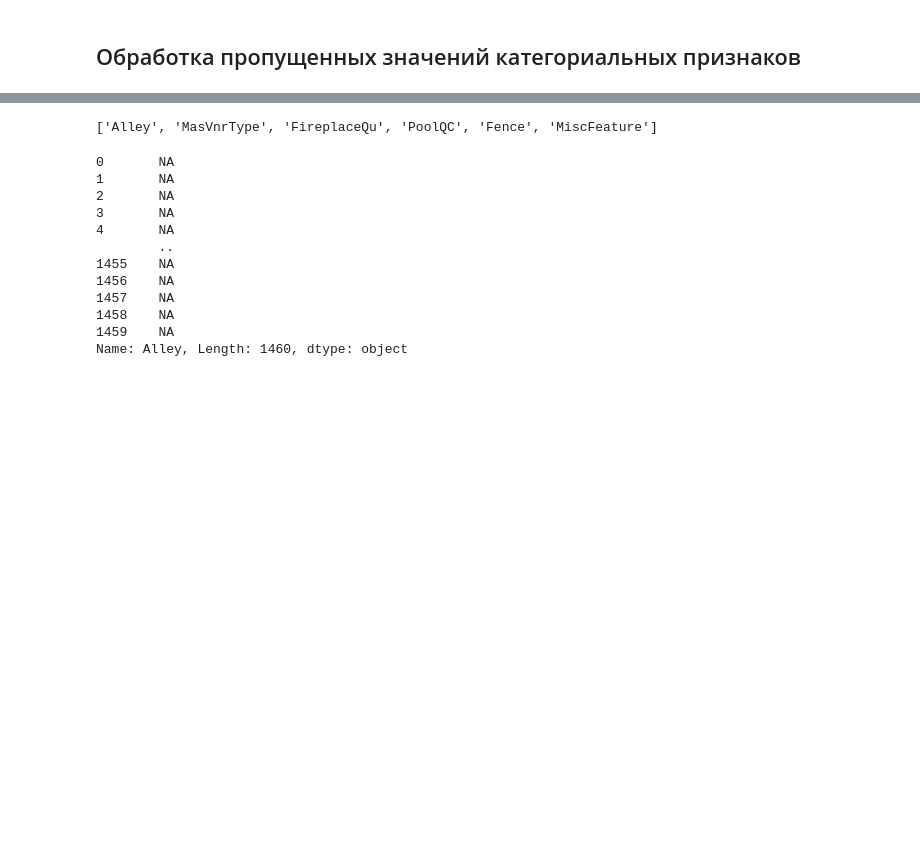
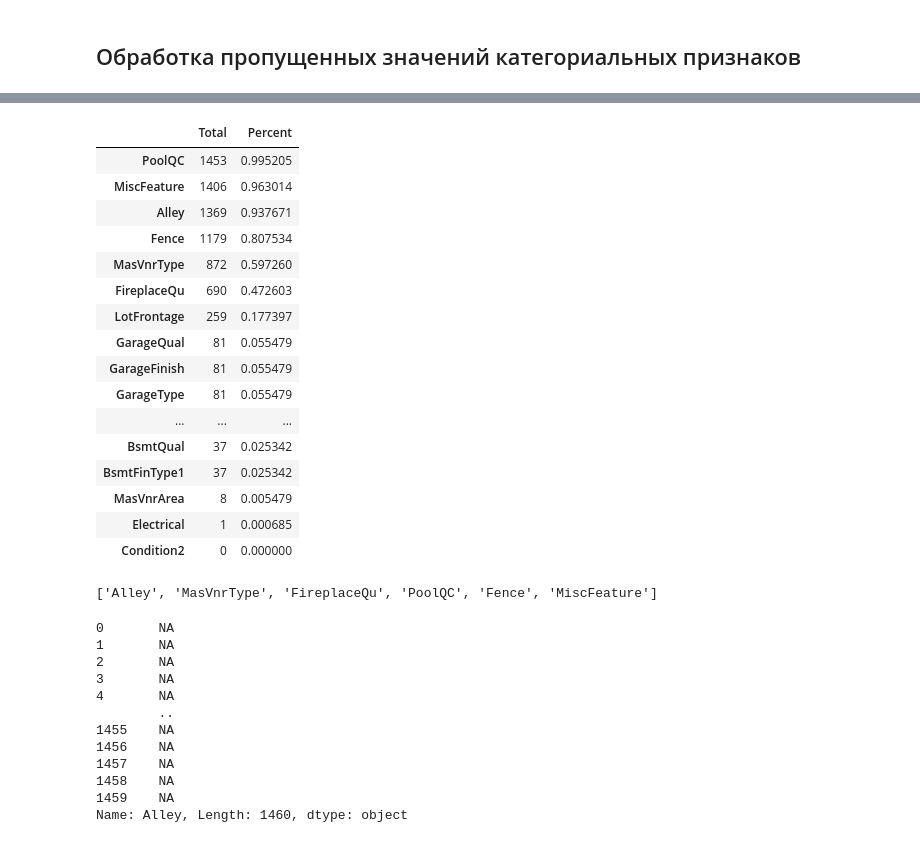
Before and after one commit to Qugerd/House-Prices, a Jupyter notebook: main.ipynb, the cells around one changed output, grey strips where cells are left out. Cells and saved outputs as stored; diff of their text form; code cells hidden in the pictures; blank space fills up the shorter version.

```diff
--- a/main.ipynb
+++ b/main.ipynb
@@ -53,3 +51,28 @@ dtype: int64
+# %%
+total_missing = df_train.isnull().sum().sort_values(ascending=False)
+percent_missing = (df_train.isnull().sum() / df_train.isnull().count()).sort_values(ascending=False)
+missing_data = pd.concat([total_missing, percent_missing], axis=1, keys=['Total', 'Percent'])
+missing_data.head(20)
+# missing_columns_info = missing_columns_info[missing_columns_info > 0]
+# missing_columns_info
+# %% [output]
+|  | Total | Percent |
+| PoolQC | 1453 | 0.995205 |
+| MiscFeature | 1406 | 0.963014 |
+| Alley | 1369 | 0.937671 |
+| Fence | 1179 | 0.807534 |
+| MasVnrType | 872 | 0.597260 |
+| FireplaceQu | 690 | 0.472603 |
+| LotFrontage | 259 | 0.177397 |
+| GarageQual | 81 | 0.055479 |
+| GarageFinish | 81 | 0.055479 |
+| GarageType | 81 | 0.055479 |
+| ... | ... | ... |
+| BsmtQual | 37 | 0.025342 |
+| BsmtFinType1 | 37 | 0.025342 |
+| MasVnrArea | 8 | 0.005479 |
+| Electrical | 1 | 0.000685 |
+| Condition2 | 0 | 0.000000 |
 # %%
 df_train_non_object = df_train.loc[:, df_train.dtypes != "object"]
 df_train_object = df_train.loc[:, df_train.dtypes == "object"]
```
Also changed, not shown: parts of 4 cells of this notebook.
